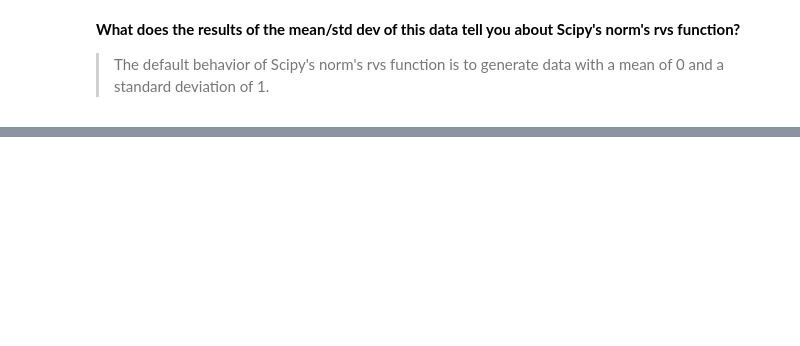
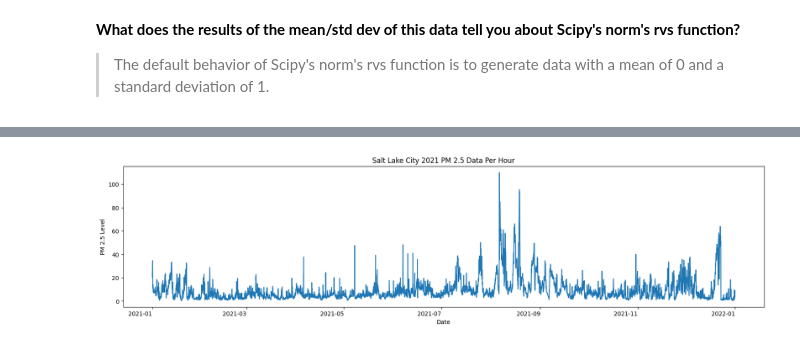
Before and after one commit to YuanRuQian/cs6017-labs, a Jupyter notebook: HW1/HW1.ipynb, the cells around one changed output, grey strips where cells are left out. Cells and saved outputs as stored; diff of their text form; code cells hidden in the pictures; blank space fills up the shorter version.

```diff
--- a/HW1/HW1.ipynb
+++ b/HW1/HW1.ipynb
@@ -177,0 +182,27 @@ plot_histogram(norm_data_array_10000, num_bins=40)
+# %%
+
+import pandas as pd
+
+df = pd.read_csv('SLC_PM2_5_SLC.csv')
+
+# Drop rows with missing values in the 'HW-MC' column aka SLC station
+df = df.dropna(subset=['HW-MC'])
+
+df['Date'] = pd.to_datetime(df['Date'], format='%Y-%m-%d %H:%M:%S')
+
+df.set_index('Date', inplace=True)
+
+plt.figure(figsize=(20, 5))
+
+df['HW-MC'].plot()
+
+plt.xlabel('Date')
+plt.ylabel('PM 2.5 Level')
+
+plt.xticks(rotation=0)
+
+plt.title('Salt Lake City 2021 PM 2.5 Data Per Hour')
+
+plt.show()
+# %% [output]
+[figure, added]
```
Also changed, not shown: parts of 24 cells of this notebook.
